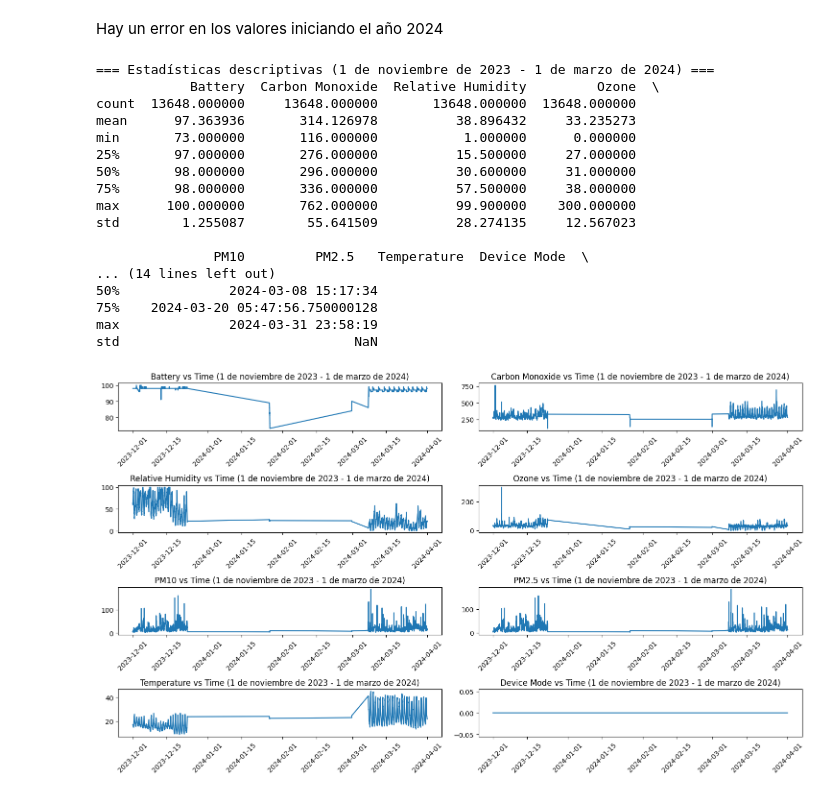
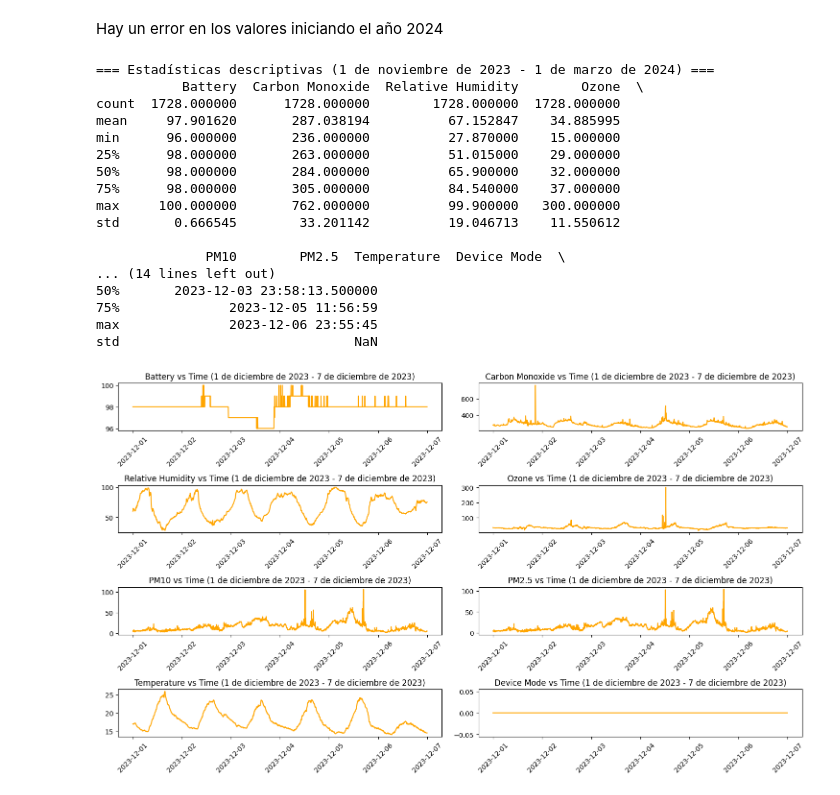
Before and after one commit to DavOrland/estacion-met, a Jupyter notebook: notebooks/EDA.ipynb, the cells around one changed output. Drawn from its saved outputs; the diff is of its cells as text; code cells hidden in the pictures.

```diff
--- a/notebooks/EDA.ipynb
+++ b/notebooks/EDA.ipynb
@@ -191,45 +191,45 @@ Hay un error en los valores iniciando el año 2024
 # %%
 import numpy as np
 import matplotlib.pyplot as plt
 
 # 1. Filtrar el DataFrame por el rango de fechas
 start_date = '2023-12-01'
-end_date = '2024-04-01'
+end_date = '2023-12-07'
 df_filtered = df[(df['TimeStamp'] >= start_date) & (df['TimeStamp'] <= end_date)]
 
 # 2. Estadísticas descriptivas para el rango filtrado
 print("\n=== Estadísticas descriptivas (1 de noviembre de 2023 - 1 de marzo de 2024) ===")
 print(df_filtered.describe())
 
 # 3. Análisis temporal
 # Crear gráficos de series temporales para cada variable numérica
 numeric_columns = df_filtered.select_dtypes(include=[np.number]).columns
 
 plt.figure(figsize=(15, 10))
 for i, col in enumerate(numeric_columns, 1):
     if col not in ['date', 'time']:  # Excluir columnas no relevantes
         plt.subplot(len(numeric_columns)//2 + 1, 2, i)
-        plt.plot(df_filtered['TimeStamp'], df_filtered[col])
-        plt.title(f'{col} vs Time (1 de noviembre de 2023 - 1 de marzo de 2024)')
+        plt.plot(df_filtered['TimeStamp'], df_filtered[col], color='orange')
+        plt.title(f'{col} vs Time (1 de diciembre de 2023 - 7 de diciembre de 2023)')
         plt.xticks(rotation=45)
 plt.tight_layout()
 plt.show()
 # %% [output]
 === Estadísticas descriptivas (1 de noviembre de 2023 - 1 de marzo de 2024) ===
-            Battery  Carbon Monoxide  Relative Humidity         Ozone  \
-count  13648.000000     13648.000000       13648.000000  13648.000000
-mean      97.363936       314.126978          38.896432     33.235273
-min       73.000000       116.000000           1.000000      0.000000
-25%       97.000000       276.000000          15.500000     27.000000
-50%       98.000000       296.000000          30.600000     31.000000
-75%       98.000000       336.000000          57.500000     38.000000
-max      100.000000       762.000000          99.900000    300.000000
-std        1.255087        55.641509          28.274135     12.567023
+           Battery  Carbon Monoxide  Relative Humidity        Ozone  \
+count  1728.000000      1728.000000        1728.000000  1728.000000
+mean     97.901620       287.038194          67.152847    34.885995
+min      96.000000       236.000000          27.870000    15.000000
+25%      98.000000       263.000000          51.015000    29.000000
+50%      98.000000       284.000000          65.900000    32.000000
+75%      98.000000       305.000000          84.540000    37.000000
+max     100.000000       762.000000          99.900000   300.000000
+std       0.666545        33.201142          19.046713    11.550612
 
-               PM10         PM2.5   Temperature  Device Mode  \
+              PM10        PM2.5  Temperature  Device Mode  \
 ... (14 lines left out)
-50%              2024-03-08 15:17:34
-75%    2024-03-20 05:47:56.750000128
-max              2024-03-31 23:58:19
+50%       2023-12-03 23:58:13.500000
+75%              2023-12-05 11:56:59
+max              2023-12-06 23:55:45
 std                              NaN
-[figure, old version]
+[figure, new version]
```
